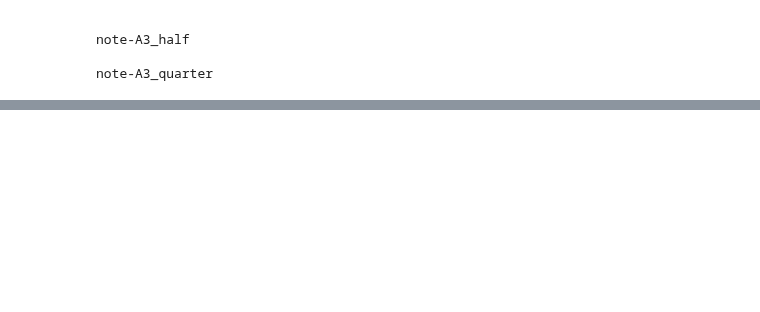
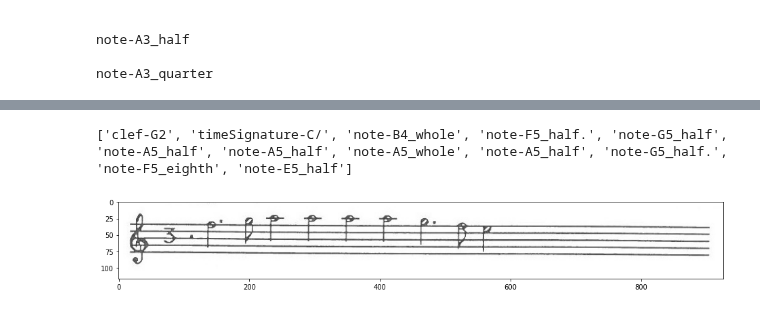
Before and after one commit to joheras/MusicaCatedralStoDomingoIER, a Jupyter notebook: Notebooks/SacarMúsica/tf_deep_omr.ipynb, the cells around one changed output, grey strips where cells are left out. Cells and saved outputs as stored; diff of their text form; code cells hidden in the pictures; blank space fills up the shorter version.

```diff
--- a/Notebooks/SacarMúsica/tf_deep_omr.ipynb
+++ b/Notebooks/SacarMúsica/tf_deep_omr.ipynb
@@ -54,0 +84,10 @@ note-A3_quarter
+# %%
+pent = cv2.imread('/content/dataset/test/images/pent255.jpg')
+fig, ax = plt.subplots(1,1,figsize=(16,16))
+a = !python '/content/tf-end-to-end/ctc_predict.py' -image '/content/dataset/test/images/pent255.jpg' -model '/content/semantic_model.meta' -vocabulary '/content/tf-end-to-end/Data/vocabulary_semantic.txt'
+print(a[-1])
+ax.imshow(pent)
+plt.show()
+# %% [output]
+['clef-G2', 'timeSignature-C/', 'note-B4_whole', 'note-F5_half.', 'note-G5_half', 'note-A5_half', 'note-A5_half', 'note-A5_whole', 'note-A5_half', 'note-G5_half.', 'note-F5_eighth', 'note-E5_half']
+[figure, added]
```
Also changed, not shown: parts of 13 cells of this notebook.
